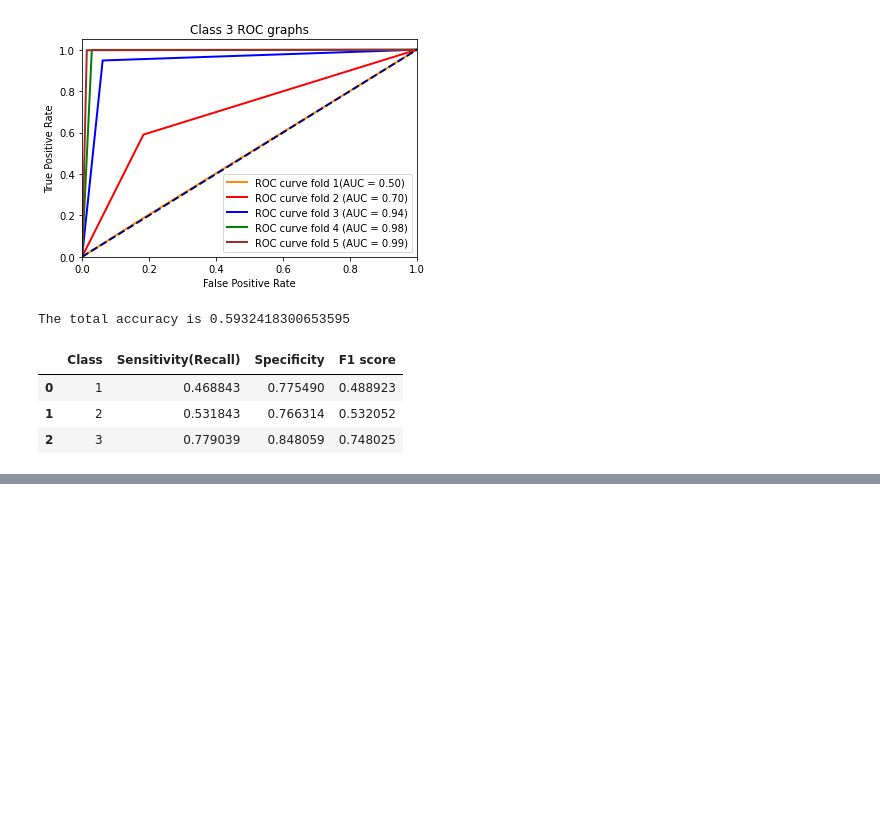
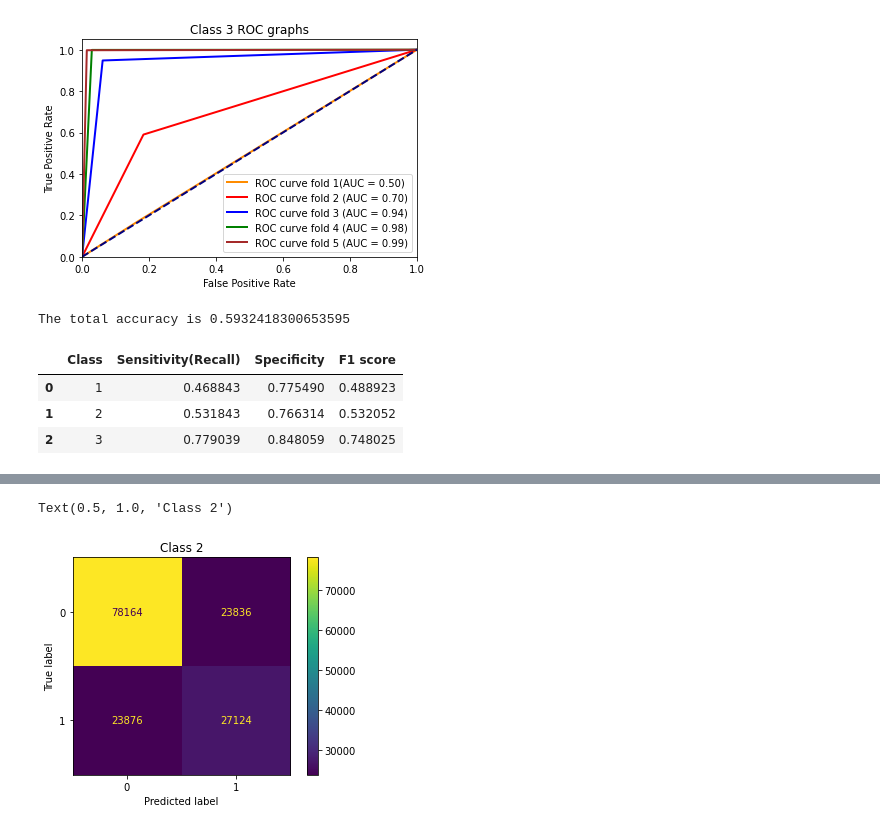
Before and after one commit to pemba007/motor-ml, a Jupyter notebook: index.ipynb, the cells around one changed output, grey strips where cells are left out. Drawn from its saved outputs; the diff is of its cells as text; code cells hidden in the pictures; blank space fills up the shorter version.

```diff
--- a/index.ipynb
+++ b/index.ipynb
@@ -388,0 +411,6 @@ frame
+# %%
+cm_display = ConfusionMatrixDisplay(cm[1]).plot()
+plt.title("Class 2")
+# %% [output]
+Text(0.5, 1.0, 'Class 2')
+[figure, added]
```
Also changed, not shown: parts of 6 cells of this notebook.
